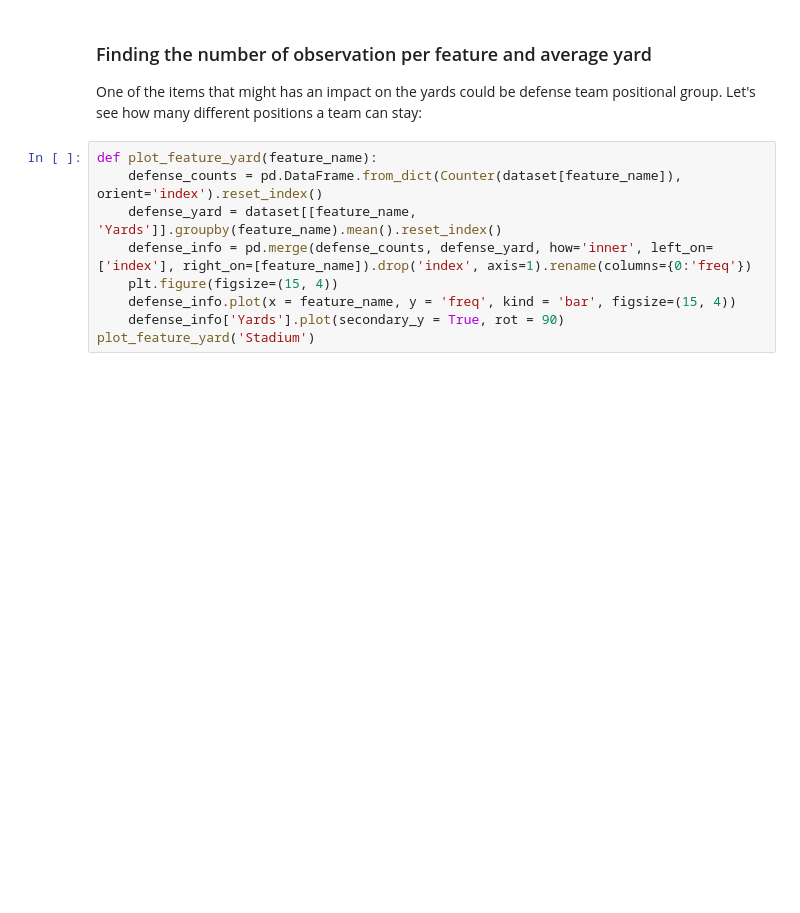
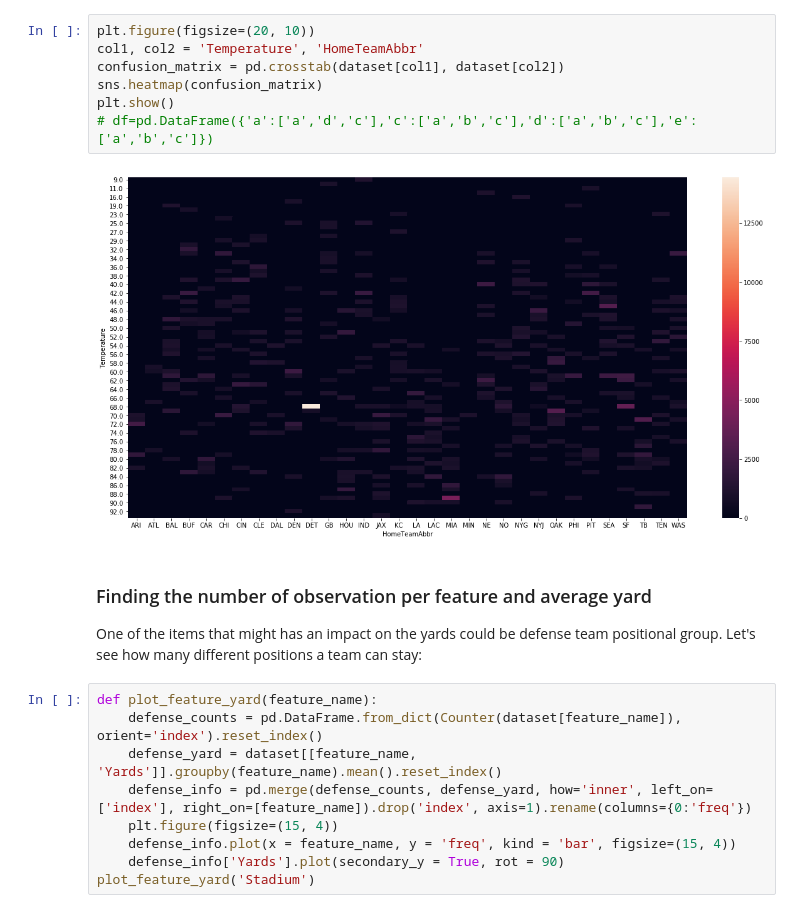
Before and after one commit to ejahanpour/NFL_prediction_Repo, a Jupyter notebook: models/understanding_data.ipynb, the cells around one changed output. Saved outputs shown, nothing was run; the diff lists cells and outputs as text; blank space fills up the shorter version.

```diff
--- a/models/understanding_data.ipynb
+++ b/models/understanding_data.ipynb
@@ -32,3 +120,12 @@ WindDirection                                 SW                        SW
+# %%
+plt.figure(figsize=(20, 10))
+col1, col2 = 'Temperature', 'HomeTeamAbbr'
+confusion_matrix = pd.crosstab(dataset[col1], dataset[col2])
+sns.heatmap(confusion_matrix)
+plt.show()
+# df=pd.DataFrame({'a':['a','d','c'],'c':['a','b','c'],'d':['a','b','c'],'e':['a','b','c']})
+# %% [output]
+[figure, added]
 # %% [markdown]
 ### Finding the number of observation per feature and average yard
 One of the items that might has an impact on the yards could be defense team positional group. Let's see how many different positions a team can stay:
```
Also changed, not shown: parts of 12 cells of this notebook, 2 other files.
